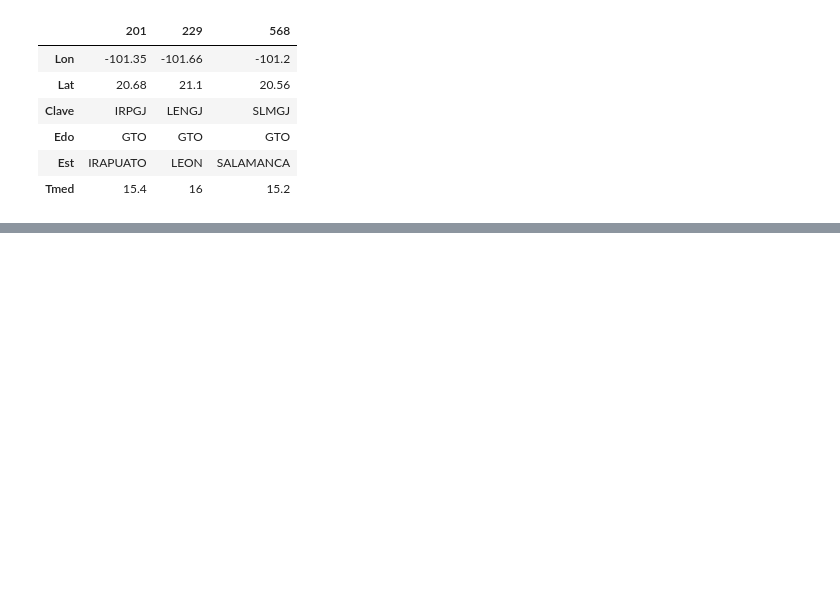
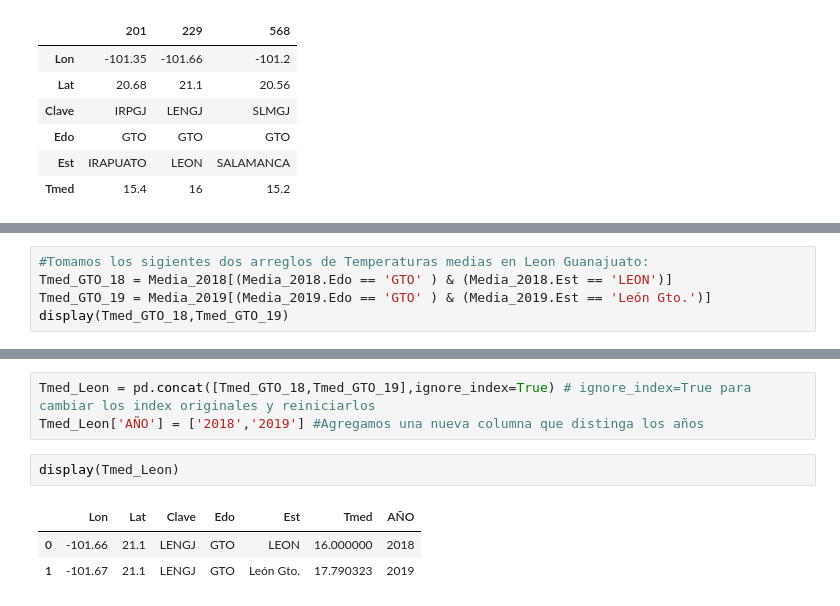
Before and after one commit to DCIDA2019/da2019-Oscar2401, a Jupyter notebook: Semana2/Tareas/Tarea_1.ipynb, the cells around one changed output, grey strips where cells are left out. Drawn from its saved outputs; the diff is of its cells as text; blank space fills up the shorter version.

```diff
--- a/Semana2/Tareas/Tarea_1.ipynb
+++ b/Semana2/Tareas/Tarea_1.ipynb
@@ -730,0 +751,5 @@ MultiIndex(levels=[['C', 'E', 'L', 'T'], ['a', 'd', 'l', 'm', 'o', 's'], ['a', '
+# %%
+#Tomamos los sigientes dos arreglos de Temperaturas medias en Leon Guanajuato:
+Tmed_GTO_18 = Media_2018[(Media_2018.Edo == 'GTO' ) & (Media_2018.Est == 'LEON')]
+Tmed_GTO_19 = Media_2019[(Media_2019.Edo == 'GTO' ) & (Media_2019.Est == 'León Gto.')]
+display(Tmed_GTO_18,Tmed_GTO_19)
@@ -730,0 +761,9 @@ MultiIndex(levels=[['C', 'E', 'L', 'T'], ['a', 'd', 'l', 'm', 'o', 's'], ['a', '
+# %%
+Tmed_Leon = pd.concat([Tmed_GTO_18,Tmed_GTO_19],ignore_index=True) # ignore_index=True para cambiar los index originales y reiniciarlos
+Tmed_Leon['AÑO'] = ['2018','2019'] #Agregamos una nueva columna que distinga los años
+# %%
+display(Tmed_Leon)
+# %% [output]
+|  | Lon | Lat | Clave | Edo | Est | Tmed | AÑO |
+| 0 | -101.66 | 21.1 | LENGJ | GTO | LEON | 16.000000 | 2018 |
+| 1 | -101.67 | 21.1 | LENGJ | GTO | León Gto. | 17.790323 | 2019 |
```
Also changed, not shown: parts of 14 cells of this notebook.
